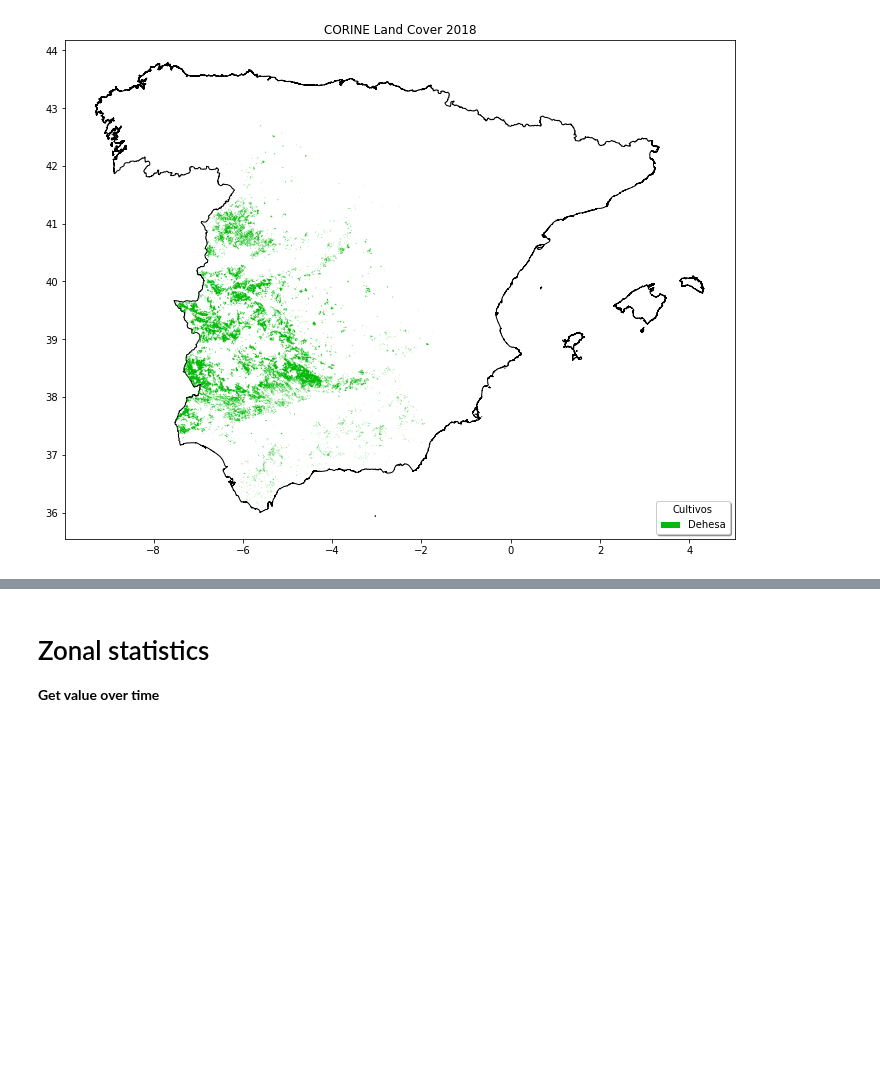
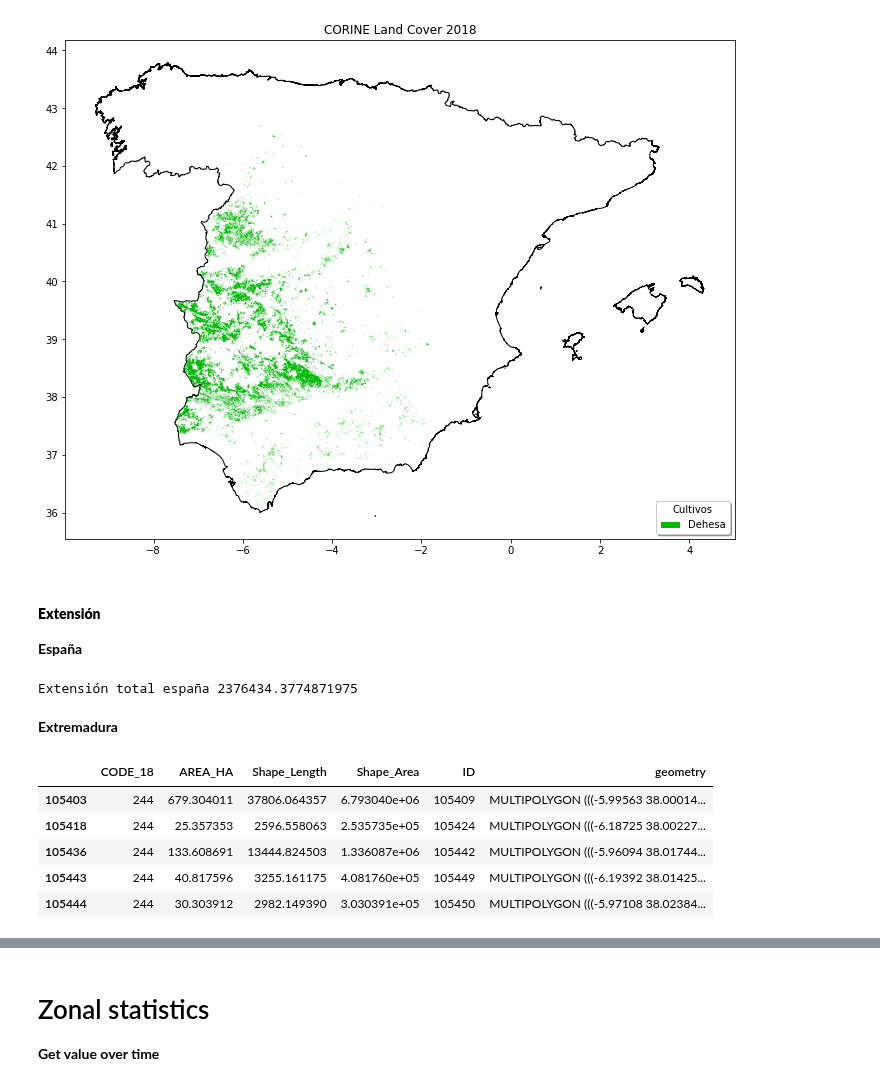
Before and after one commit to Vizzuality/ecf-agricultural-climate-impact, a Jupyter notebook: data/notebooks/Lab/10_Datos_Dehesa.ipynb, the cells around one changed output, grey strips where cells are left out. Drawn from its saved outputs; the diff is of its cells as text; code cells hidden in the pictures; blank space fills up the shorter version.

```diff
--- a/data/notebooks/Lab/10_Datos_Dehesa.ipynb
+++ b/data/notebooks/Lab/10_Datos_Dehesa.ipynb
@@ -171,3 +177,23 @@ plt.rcParams['legend.title_fontsize'] = 10
 plt.show()
 # %% [output]
 [figure]
+# %% [markdown]
+#### **Extensión**
+**España**
+# %%
+print(f"Extensión total españa {gdf_dehesa['AREA_HA'].sum()}")
+# %% [output]
+Extensión total españa 2376434.3774871975
+# %% [markdown]
+**Extremadura**
+# %%
+provincias[provincias['DS_CCAA'] == 'Extremadura'].dissolve(by='DS_CCAA').geometry
+gdf_dehesa_ext = gdf_dehesa[gdf_dehesa.intersects(provincias[provincias['DS_CCAA'] == 'Extremadura'].dissolve(by='DS_CCAA').geometry.iloc[0])]
+gdf_dehesa_ext.head()
+# %% [output]
+|  | CODE_18 | AREA_HA | Shape_Length | Shape_Area | ID | geometry |
+| 105403 | 244 | 679.304011 | 37806.064357 | 6.793040e+06 | 105409 | MULTIPOLYGON (((-5.99563 38.00014... |
+| 105418 | 244 | 25.357353 | 2596.558063 | 2.535735e+05 | 105424 | MULTIPOLYGON (((-6.18725 38.00227... |
+| 105436 | 244 | 133.608691 | 13444.824503 | 1.336087e+06 | 105442 | MULTIPOLYGON (((-5.96094 38.01744... |
+| 105443 | 244 | 40.817596 | 3255.161175 | 4.081760e+05 | 105449 | MULTIPOLYGON (((-6.19392 38.01425... |
+| 105444 | 244 | 30.303912 | 2982.149390 | 3.030391e+05 | 105450 | MULTIPOLYGON (((-5.97108 38.02384... |
```
Also changed, not shown: parts of 4 cells of this notebook, 1 other file.
